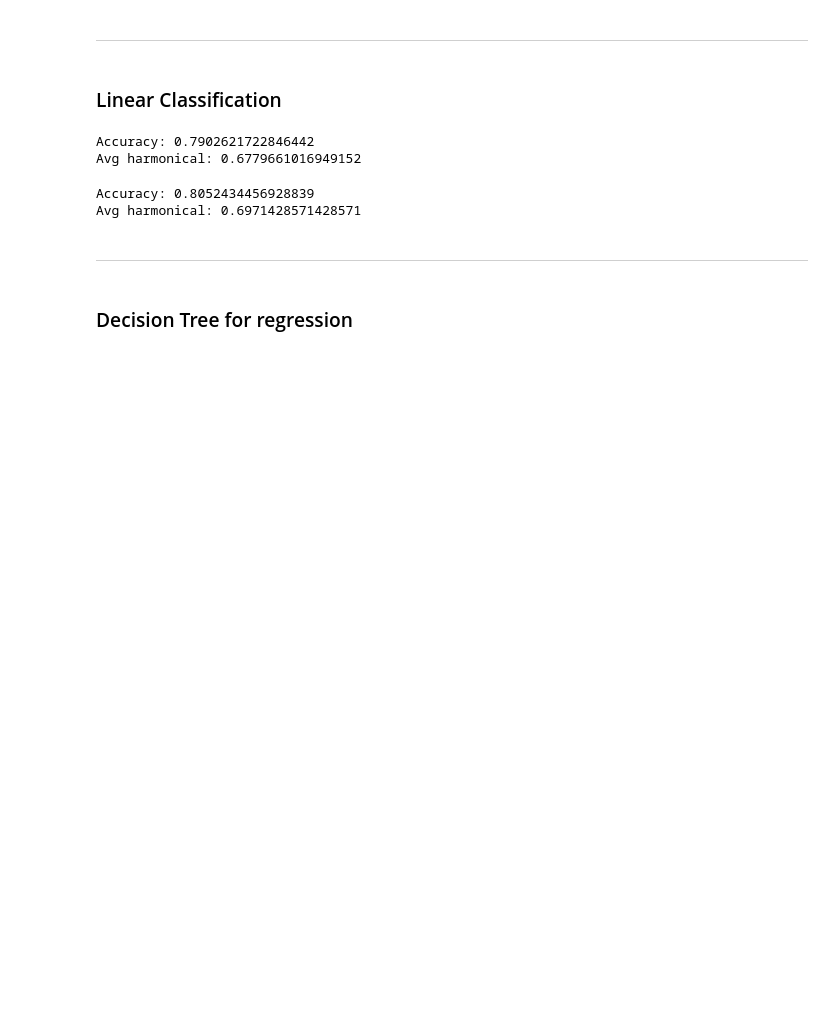
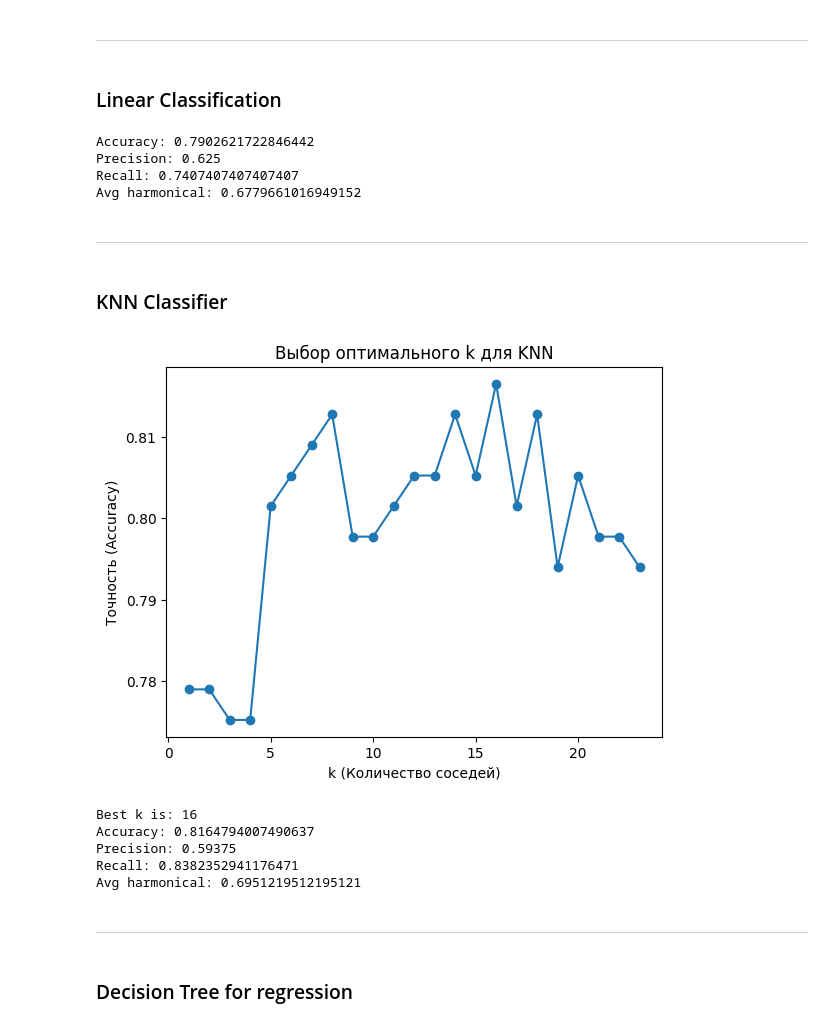
Before and after one commit to Romill-001/Neural-Networks-Practice, a Jupyter notebook: classification/main.ipynb, the cells around one changed output. Drawn from its saved outputs; the diff is of its cells as text; code cells hidden in the pictures; blank space fills up the shorter version.

```diff
--- a/classification/main.ipynb
+++ b/classification/main.ipynb
@@ -166,10 +168,12 @@ cf = {
 }
 
 rf = RandomForestClassifier(50, num_features="sqrt",cf=cf)
-rf.fit(X_train, y_train)
+rf.fit(np.array(X_train),np.array(y_train))
 
 y_pred = rf.predict(np.array(X_test))
 
 print("Accuracy: {}".format(accuracy(np.array(y_test), y_pred)))
+print("Precision: {}".format(precision(np.array(y_test), y_pred)))
+print("Recall: {}".format(recall(np.array(y_test), y_pred)))
 print("Avg harmonical: {}".format(avg_harmonical(np.array(y_test), y_pred)))
 # %% [output]
@@ -188,23 +194,55 @@ lc.fit(np.array(X_train), np.array(y_train))
 y_pred = lc.predict(np.array(X_test))
 
 print("Accuracy: {}".format(accuracy(np.array(y_test), y_pred)))
+print("Precision: {}".format(precision(np.array(y_test), y_pred)))
+print("Recall: {}".format(recall(np.array(y_test), y_pred)))
 print("Avg harmonical: {}".format(avg_harmonical(np.array(y_test), y_pred)))
 # %% [output]
 Accuracy: 0.7902621722846442
+Precision: 0.625
+Recall: 0.7407407407407407
 Avg harmonical: 0.6779661016949152
+# %% [markdown]
+---
+# %% [markdown]
+### KNN Classifier
 # %%
+import matplotlib.pyplot as plt
 from knn import *
 
-knnc = KNNClassifier(4)
+acc_score = []
+k_vals = range(1, int(np.sqrt(np.array(X_train).shape[0])))
+for k in k_vals:
+    knnc = KNNClassifier(k)
+    knnc.fit(np.array(X_train), np.array(y_train))
+    y_pred = knnc.predict(np.array(X_test))
+    acc_score.append(accuracy(np.array(y_test), y_pred))
+
+plt.plot(k_vals, acc_score, marker='o')
+plt.xlabel('k (Количество соседей)')
+plt.ylabel('Точность (Accuracy)')
+plt.title('Выбор оптимального k для KNN')
+plt.show()
+
+best_k = k_vals[np.argmax(acc_score)]
+print(f'Best k is: {best_k}')
+
+knnc = KNNClassifier(best_k)
 knnc.fit(np.array(X_train), np.array(y_train))
 
 y_pred = knnc.predict(np.array(X_test))
 
 print("Accuracy: {}".format(accuracy(np.array(y_test), y_pred)))
+print("Precision: {}".format(precision(np.array(y_test), y_pred)))
+print("Recall: {}".format(recall(np.array(y_test), y_pred)))
 print("Avg harmonical: {}".format(avg_harmonical(np.array(y_test), y_pred)))
 # %% [output]
+[figure, added]
-Accuracy: 0.8052434456928839
-Avg harmonical: 0.6971428571428571
+Best k is: 16
+Accuracy: 0.8164794007490637
+Precision: 0.59375
+Recall: 0.8382352941176471
+Avg harmonical: 0.6951219512195121
 # %% [markdown]
 ---
 # %% [markdown]
```
Also changed, not shown: parts of 4 cells of this notebook, 2 other files.
